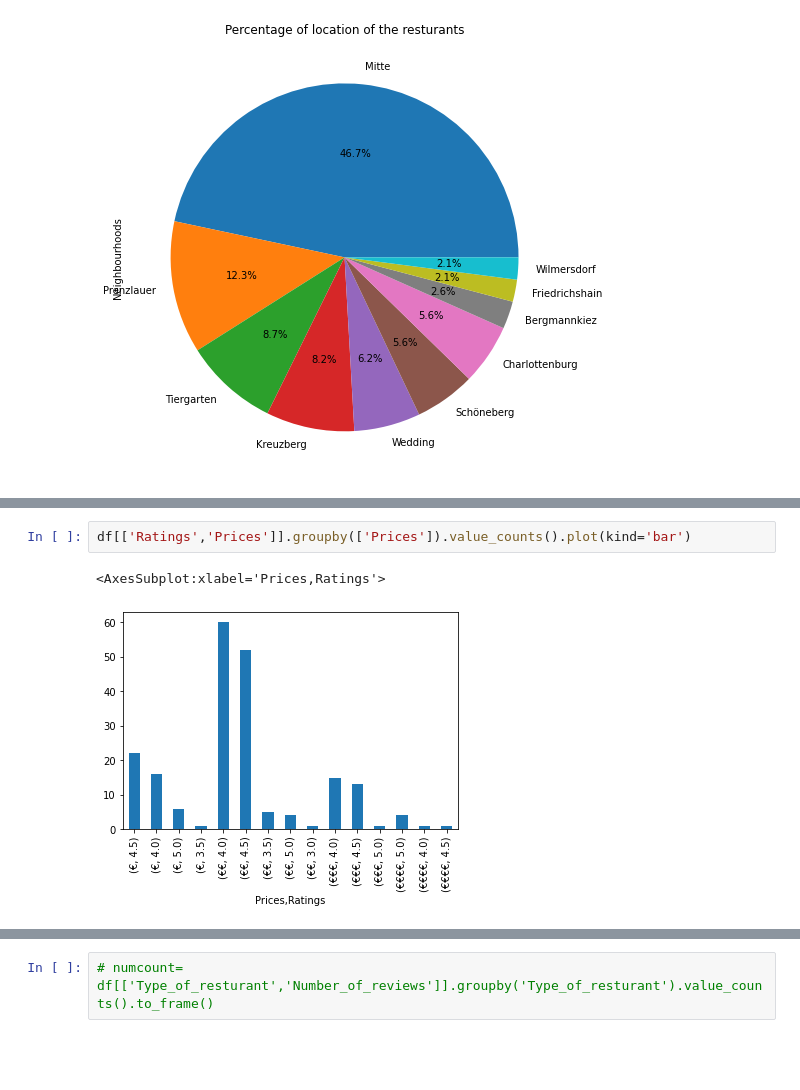
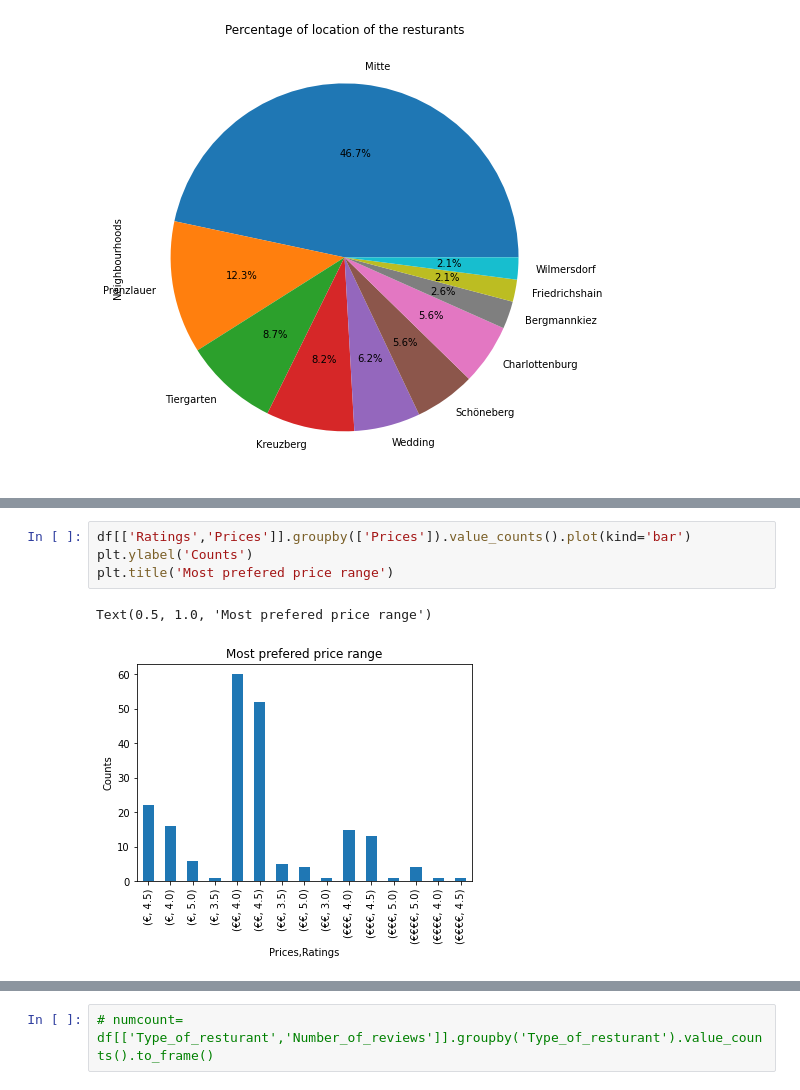
Before and after one commit to AndreaViviani89/1st-Build-Week, a Jupyter notebook: resturant_analysis.ipynb, the cells around one changed output, grey strips where cells are left out. Drawn from its saved outputs; the diff is of its cells as text; blank space fills up the shorter version.

```diff
--- a/resturant_analysis.ipynb
+++ b/resturant_analysis.ipynb
@@ -67,5 +75,7 @@ Text(0.5, 1.0, 'Location with the highest rating')
 # %%
 df[['Ratings','Prices']].groupby(['Prices']).value_counts().plot(kind='bar')
+plt.ylabel('Counts')
+plt.title('Most prefered price range')
 # %% [output]
-<AxesSubplot:xlabel='Prices,Ratings'>
+Text(0.5, 1.0, 'Most prefered price range')
-[figure, old version]
+[figure, new version]
```
Also changed, not shown: parts of 11 cells of this notebook.
